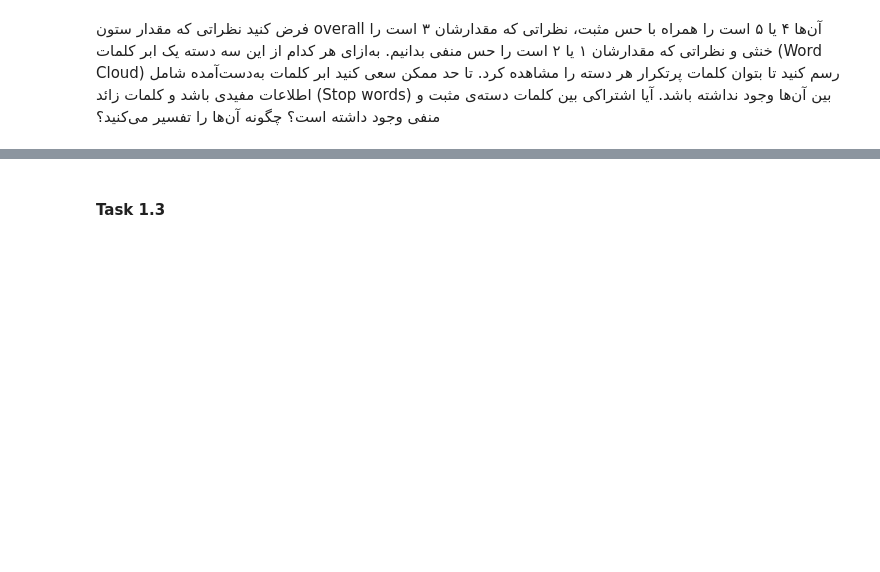
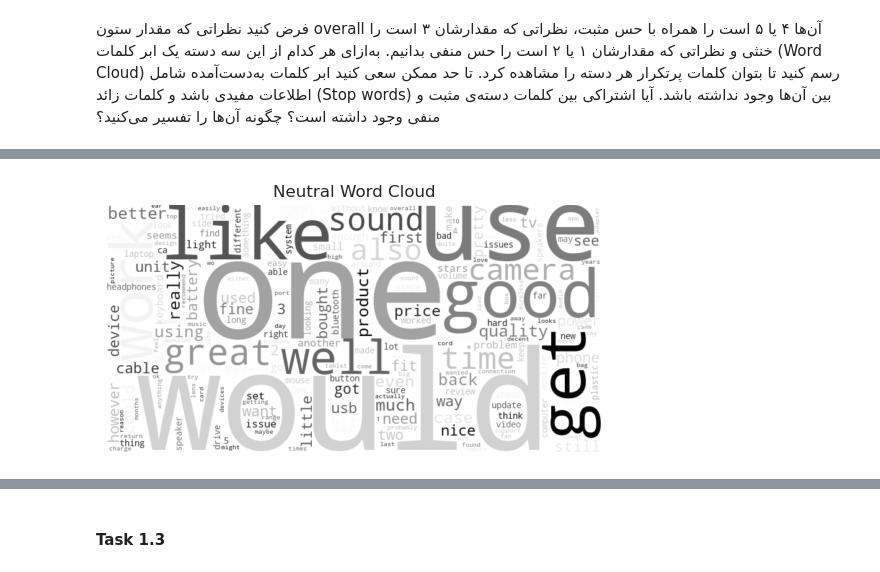
Before and after one commit to Maboudi-Ali/Sentiment_Analysis, a Jupyter notebook: notebooks/Part_1.ipynb, the cells around one changed output, grey strips where cells are left out. Drawn from its saved outputs; the diff is of its cells as text; code cells hidden in the pictures; blank space fills up the shorter version.

```diff
--- a/notebooks/Part_1.ipynb
+++ b/notebooks/Part_1.ipynb
@@ -50,0 +79,11 @@ plt.show()
+# %%
+neutral_tokens = word_tokenize(neutral_text.lower())
+neutral_tokens = [word for word in neutral_tokens if word.isalnum() and word not in stop_words]
+neutral_freq_dist = FreqDist(neutral_tokens)
+neutral_wordcloud = WordCloud(width=800, height=400, background_color='white', colormap='Grays').generate_from_frequencies(neutral_freq_dist)
+plt.imshow(neutral_wordcloud, interpolation='bilinear')
+plt.title('Neutral Word Cloud')
+plt.axis('off')
+plt.show()
+# %% [output]
+[figure, added]
```
Also changed, not shown: parts of 7 cells of this notebook.
